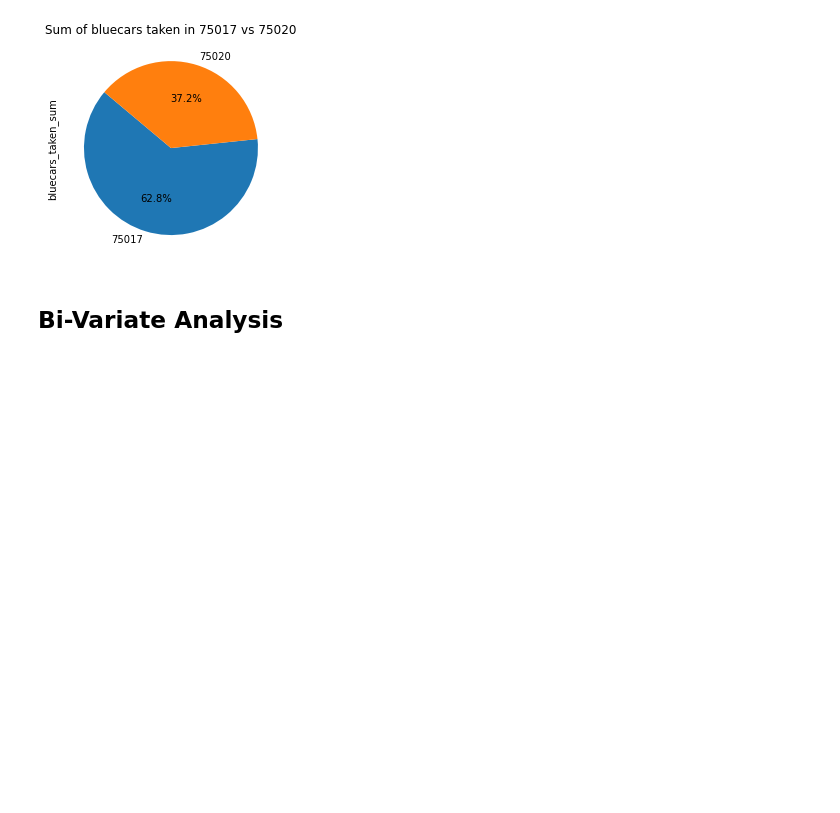
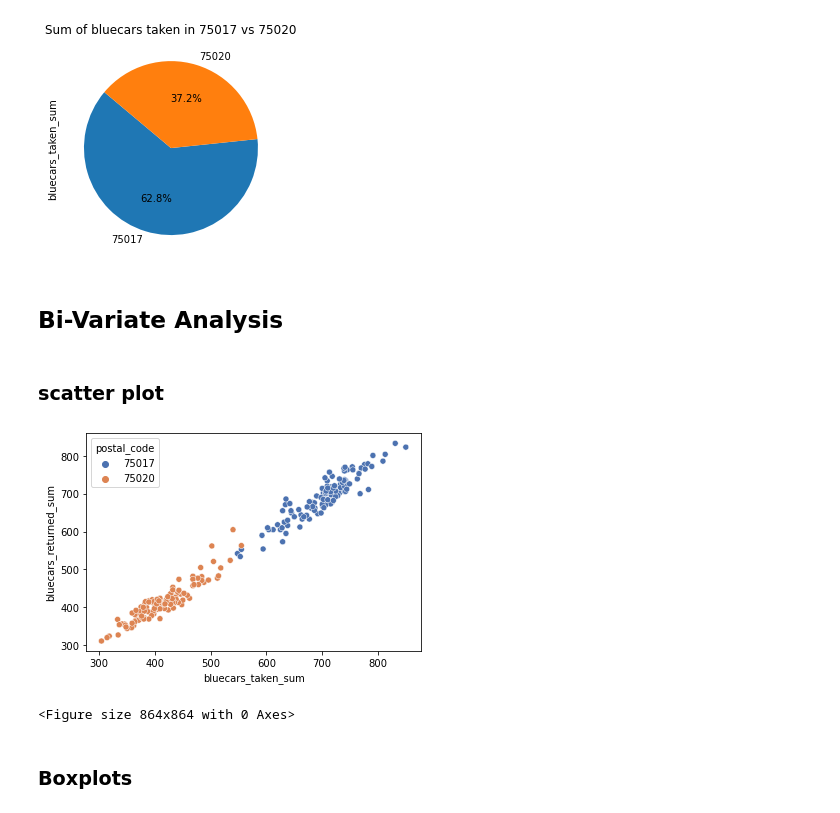
Before and after one commit to mbururyan/Autolib-Hypothesis-Testing, a Jupyter notebook: autolib.ipynb, the cells around one changed output. Saved outputs shown, nothing was run; the diff lists cells and outputs as text; code cells hidden in the pictures; blank space fills up the shorter version.

```diff
--- a/autolib.ipynb
+++ b/autolib.ipynb
@@ -362,3 +362,15 @@ plt.show()
 [figure]
 # %% [markdown]
 ## Bi-Variate Analysis
+# %% [markdown]
+### scatter plot
+# %%
+#Cars taken and returned in postal code 75020 vs 75017
+sns.scatterplot(data=df_postal,x='bluecars_taken_sum', y='bluecars_returned_sum', hue='postal_code', palette='deep')
+plt.figure(figsize=(12,12))
+plt.show()
+# %% [output]
+[figure, added]
+<Figure size 864x864 with 0 Axes>
+# %% [markdown]
+### Boxplots
```
Also changed, not shown: parts of 4 cells of this notebook.
